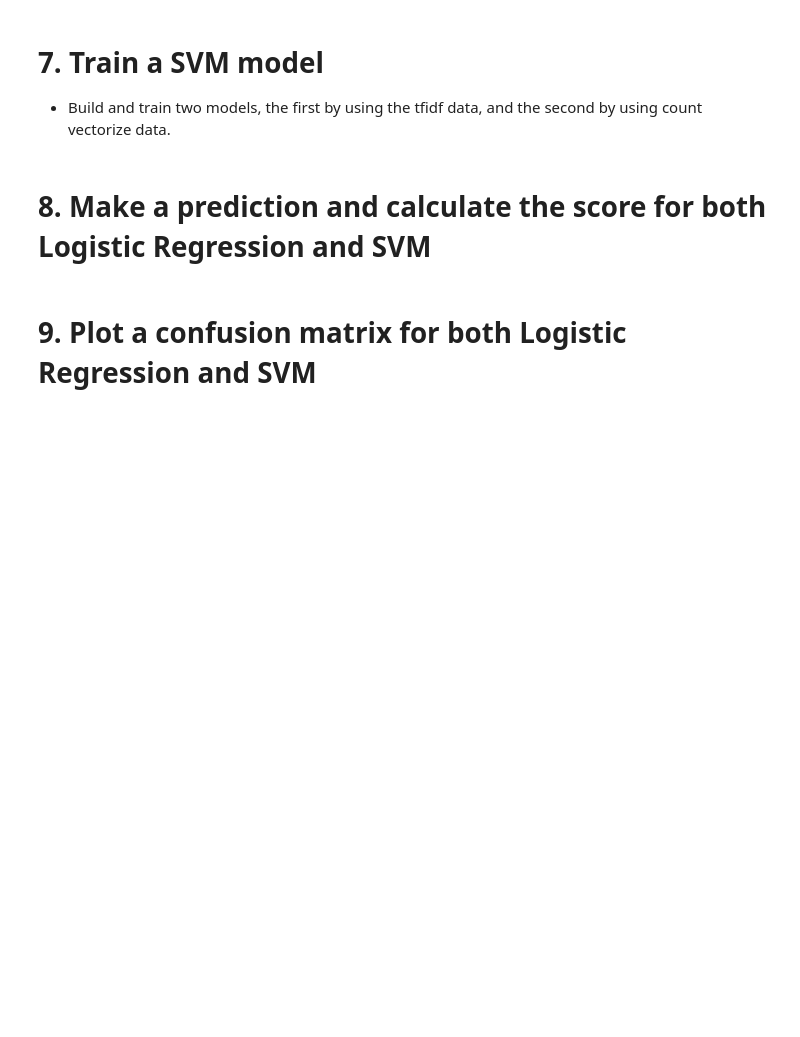
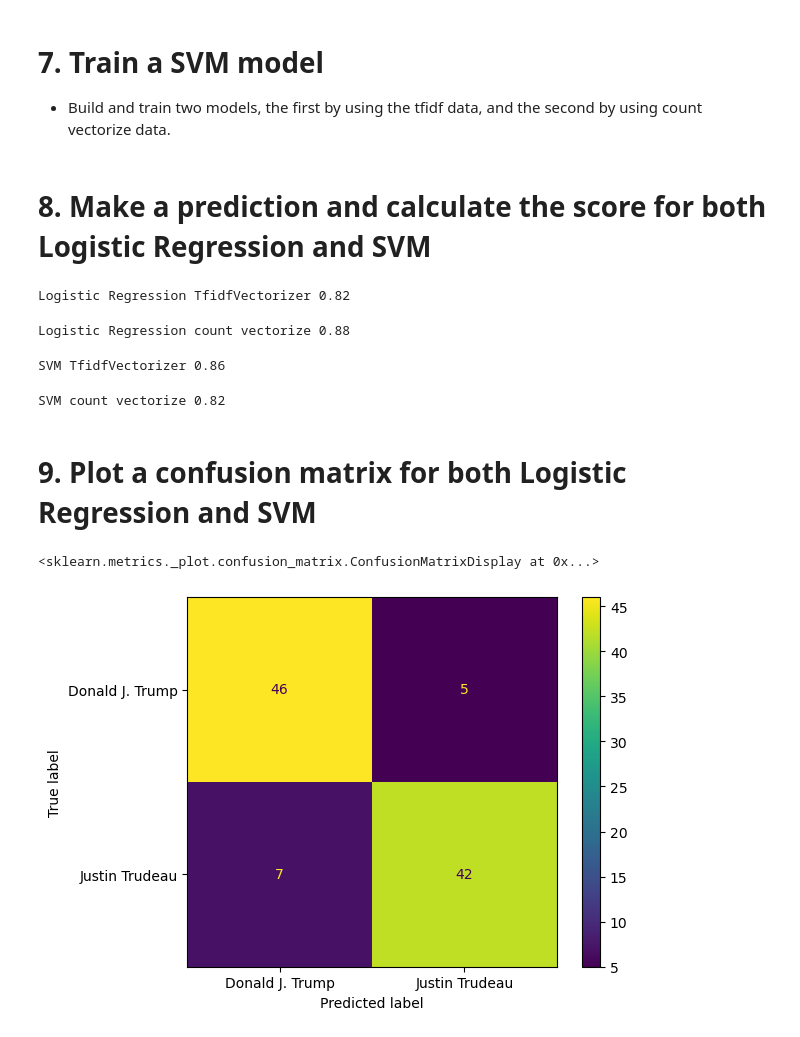
Before and after one commit to Tuwaiq-Data-Science-Bootcamp-V4/SVM-Lab1, a Jupyter notebook: SVM_Assignment.ipynb, the cells around one changed output. Cells and saved outputs as stored; diff of their text form; code cells hidden in the pictures; blank space fills up the shorter version.

```diff
--- a/SVM_Assignment.ipynb
+++ b/SVM_Assignment.ipynb
@@ -9,15 +51,38 @@
 # %% [markdown]
 # 3. Split the dataset into X and y
+# %%
+X=df['status']
+y=df['author']
 # %% [markdown]
 # 4. Split the dataset into training set and testing set
+# %%
+
+X_train, X_test, y_train, y_test = train_test_split(X, y, test_size = 0.25, random_state = 23)
 # %% [markdown]
 # 5. Vectorize the tweets
 
 - Note : Read about CountVectorizer and TfidfVectorizer methods and use them in training and testing dataset.
+# %%
+vectorizer = CountVectorizer()
+
+trainvect=vectorizer.fit_transform(X_train)
+testvect=vectorizer.transform(X_test)
+
+tfidf=TfidfVectorizer()
+traintfid=tfidf.fit_transform(X_train)
+testfid=tfidf.transform(X_test)
 # %% [markdown]
 # 6. Train a Logistic Regression model
 
 - Build and train two models, the first by using the tfidf data, and the second by using count vectorize data.
+# %%
+#tfidf
+lregtfidf = LogisticRegression()
+LRtfidf=lregtfidf.fit(traintfid, y_train)
+
+#count vectorize
+lregcount = LogisticRegression()
+LRcv=lregcount.fit(trainvect, y_train)
 # %% [markdown]
 # 7. Train a SVM model
 
@@ -25,4 +98,34 @@
 # %% [markdown]
 # 8. Make a prediction and calculate the score for both Logistic Regression and SVM
+# %%
+# Logistic Regression TfidfVectorizer
+predictions = LRtfidf.predict(testfid)
+print('Logistic Regression TfidfVectorizer',accuracy_score(y_test,predictions))
+# %% [output]
+Logistic Regression TfidfVectorizer 0.82
+# %%
+# Logistic Regression count vectorize
+predictions = LRcv.predict(testvect)
+print('Logistic Regression count vectorize',accuracy_score(y_test,predictions))
+# %% [output]
+Logistic Regression count vectorize 0.88
+# %%
+# SVM TfidfVectorizer
+predictions = svmtfidf.predict(testfid)
+print('SVM TfidfVectorizer',accuracy_score(y_test,predictions))
+# %% [output]
+SVM TfidfVectorizer 0.86
+# %%
+# SVM count vectorize
+predictions = svmcv.predict(testvect)
+print('SVM count vectorize',accuracy_score(y_test,predictions))
+# %% [output]
+SVM count vectorize 0.82
 # %% [markdown]
 # 9. Plot a confusion matrix for both Logistic Regression and SVM
+# %%
+## Logistic Regression count vectorize
+plot_confusion_matrix(LRcv, testvect, y_test)
+# %% [output]
+<sklearn.metrics._plot.confusion_matrix.ConfusionMatrixDisplay at 0x...>
+[figure, added]
```
Also changed, not shown: parts of 8 cells of this notebook.
